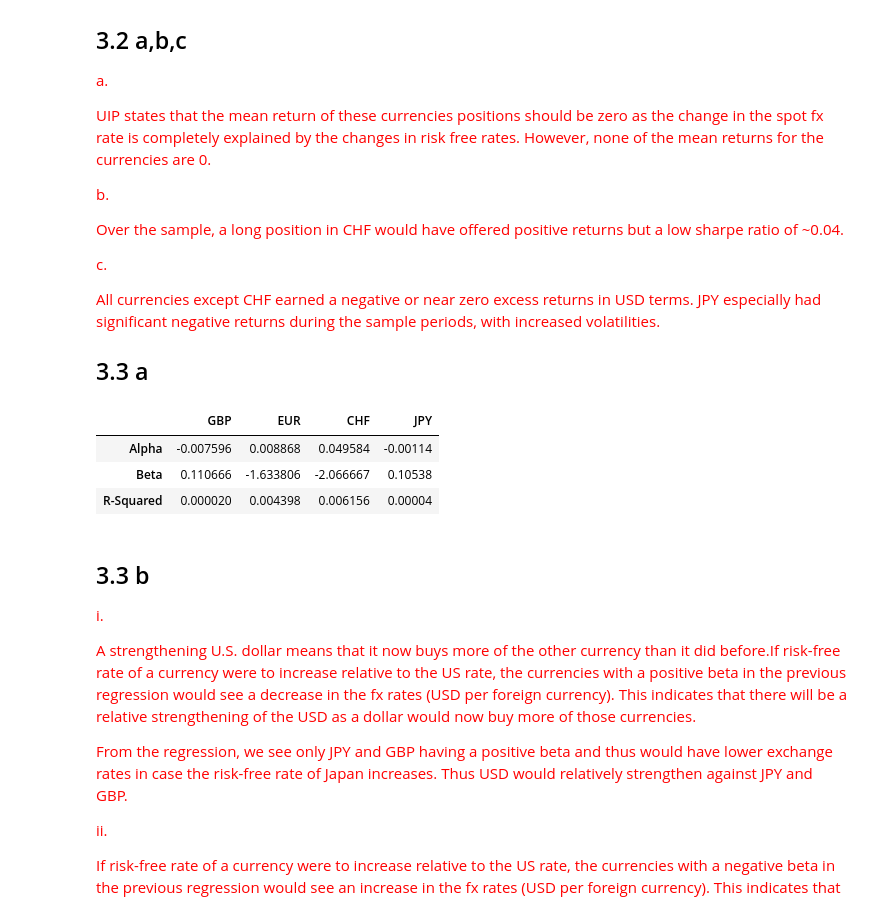
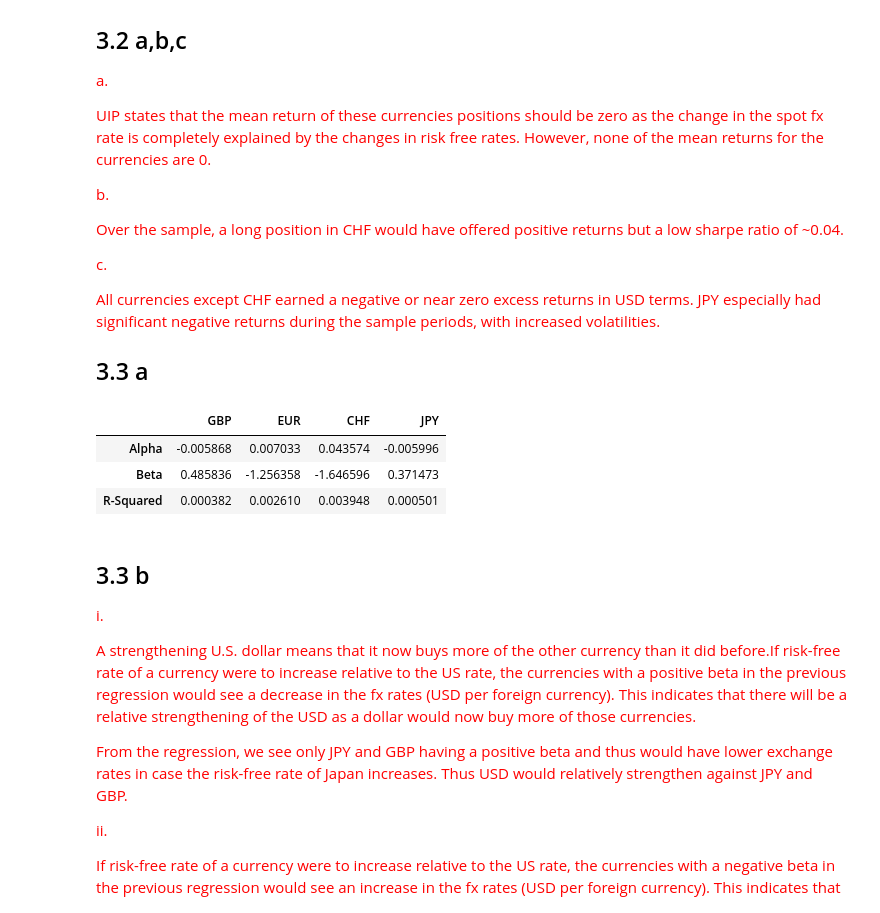
Before and after one commit to MarkHendricks/finm-portfolio-2023, a Jupyter notebook: homework/Solution_HW8_TRdP.ipynb, the cells around one changed output. Cells and saved outputs as stored; diff of their text form; code cells hidden in the pictures.

```diff
--- a/homework/Solution_HW8_TRdP.ipynb
+++ b/homework/Solution_HW8_TRdP.ipynb
@@ -347,63 +347,29 @@ All currencies except CHF earned a negative or near zero excess returns in USD t
 </font>
 
 ## 3.3 a
-# %%
-def regression_based_performance(factor,fund_ret,rf,constant = True):
-    """
-        Returns the Regression based performance Stats for given set of returns and factors
-        Inputs:
-            factor - Dataframe containing monthly returns of the regressors
-            fund_ret - Dataframe containing monthly excess returns of the regressand fund
-            rf - Monthly risk free rate of return
-        Output:
-            summary_stats - (Beta of regression, treynor ratio, information ratio, alpha).
-    """
-    if constant:
-        X = sm.tools.add_constant(factor)
-    else:
-        X = factor
-    y=fund_ret
-    model = sm.OLS(y,X,missing='drop').fit()
-
-    if constant:
-        beta = model.params[1:]
-        alpha = round(float(model.params['const']),6) *12
-
-    else:
-        beta = model.params
-    treynor_ratio = ((fund_ret - rf).mean()*12)/beta[0]
-    tracking_error = (model.resid.std()*np.sqrt(12))
-    if constant:
-        information_ratio = model.params[0]*12/tracking_error
-    r_squared = model.rsquared
-    if constant:
-        return (beta,treynor_ratio,information_ratio,alpha,r_squared,tracking_error,model.resid)
-    else:
-        return (beta,treynor_ratio,r_squared,tracking_error,model.resid)
-
-
-
-fx_hldg_reg = []
-for k,v in fx_spot_map.items():
-    factor = risk_free_rates['log_USD1M'] - risk_free_rates[k]
-    strat = fx_rates[v].diff()
-    reg = regression_based_performance(factor,strat,0)
-    beta_currency = reg[0][0]
-    treynor_ratio = reg[1]
-    information_ratio = reg[2]
-    alpha = reg[3]
-    r_squared = reg[4]
-    fx_hldg_reg.append(pd.DataFrame([[alpha,beta_currency,r_squared]],columns=['Alpha','Beta','R-Squared'],index = [k[4:7]]))
-
-
-fx_hldg_reg_summary = pd.concat(fx_hldg_reg)
-fx_hldg_reg_summary = fx_hldg_reg_summary.T
-fx_hldg_reg_summary
-# %% [output]
-|  | GBP | EUR | CHF | JPY |
-| Alpha | -0.007596 | 0.008868 | 0.049584 | -0.00114 |
-| Beta | 0.110666 | -1.633806 | -2.066667 | 0.10538 |
-| R-Squared | 0.000020 | 0.004398 | 0.006156 | 0.00004 |
+# %%
+fx_hldg_reg = {
+    'Alpha':[],
+    'Beta':[],
+    'R-Squared':[]
+}
+
+for k,v in fx_spot_map.items():
+    factor = (risk_free_rates['log_USD1M'] - risk_free_rates[k]).shift(1)
+    strat = fx_rates[v].diff()
+
+    summ = ta.calc_univariate_regression(strat, factor, intercept=True)
+    fx_hldg_reg['Alpha'].append(summ.loc[v, 'Alpha'])
+    fx_hldg_reg['Beta'].append(summ.loc[v, 'Beta'])
+    fx_hldg_reg['R-Squared'].append(summ.loc[v, 'R-Squared'])
+
+fx_hldg_reg_summary = pd.DataFrame(fx_hldg_reg, index=[k[4:7] for k in fx_spot_map.keys()]).T
+display(fx_hldg_reg_summary)
+# %% [output]
+|  | GBP | EUR | CHF | JPY |
+| Alpha | -0.005868 | 0.007033 | 0.043574 | -0.005996 |
+| Beta | 0.485836 | -1.256358 | -1.646596 | 0.371473 |
+| R-Squared | 0.000382 | 0.002610 | 0.003948 | 0.000501 |
 # %% [markdown]
 ## 3.3 b
 
```
Also changed, not shown: parts of 2 cells of this notebook, 1 other file.
